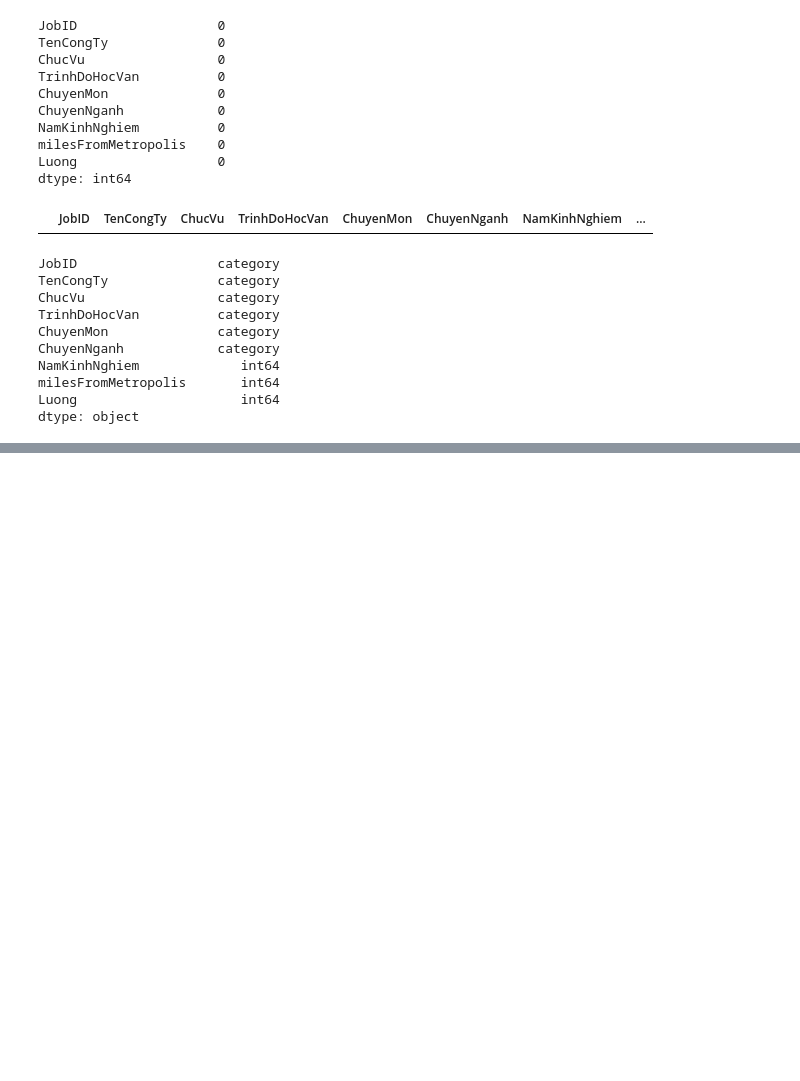
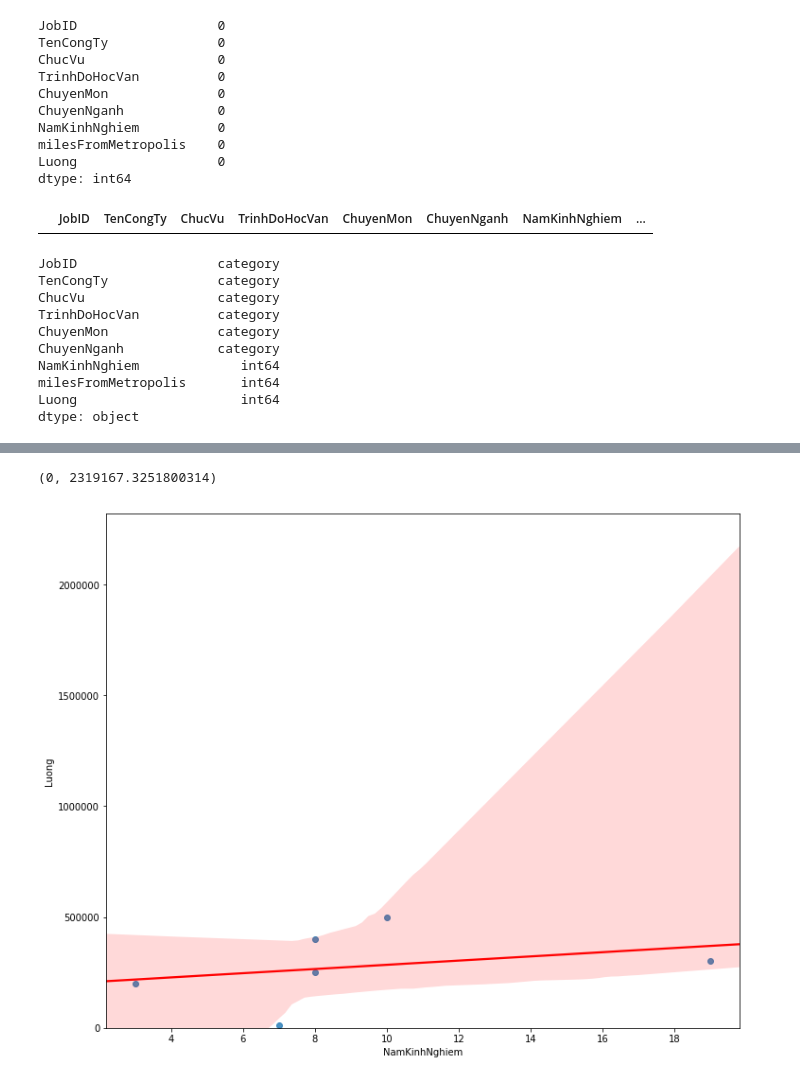
Before and after one commit to DucLong06/Salary-Prediction, a Jupyter notebook: Salary Prediction.ipynb, the cells around one changed output, grey strips where cells are left out. Saved outputs shown, nothing was run; the diff lists cells and outputs as text; code cells hidden in the pictures; blank space fills up the shorter version.

```diff
--- a/Salary Prediction.ipynb
+++ b/Salary Prediction.ipynb
@@ -158,0 +211,10 @@ dtype: object
+# %%
+# Plot regression line on years of experience
+width = 12
+height = 10
+plt.figure(figsize=(width, height))
+sns.regplot(x='NamKinhNghiem', y='Luong', data=train_data, line_kws={'color':'red'})
+plt.ylim(0,)
+# %% [output]
+(0, 2319167.3251800314)
+[figure, added]
```
Also changed, not shown: parts of 7 cells of this notebook.
